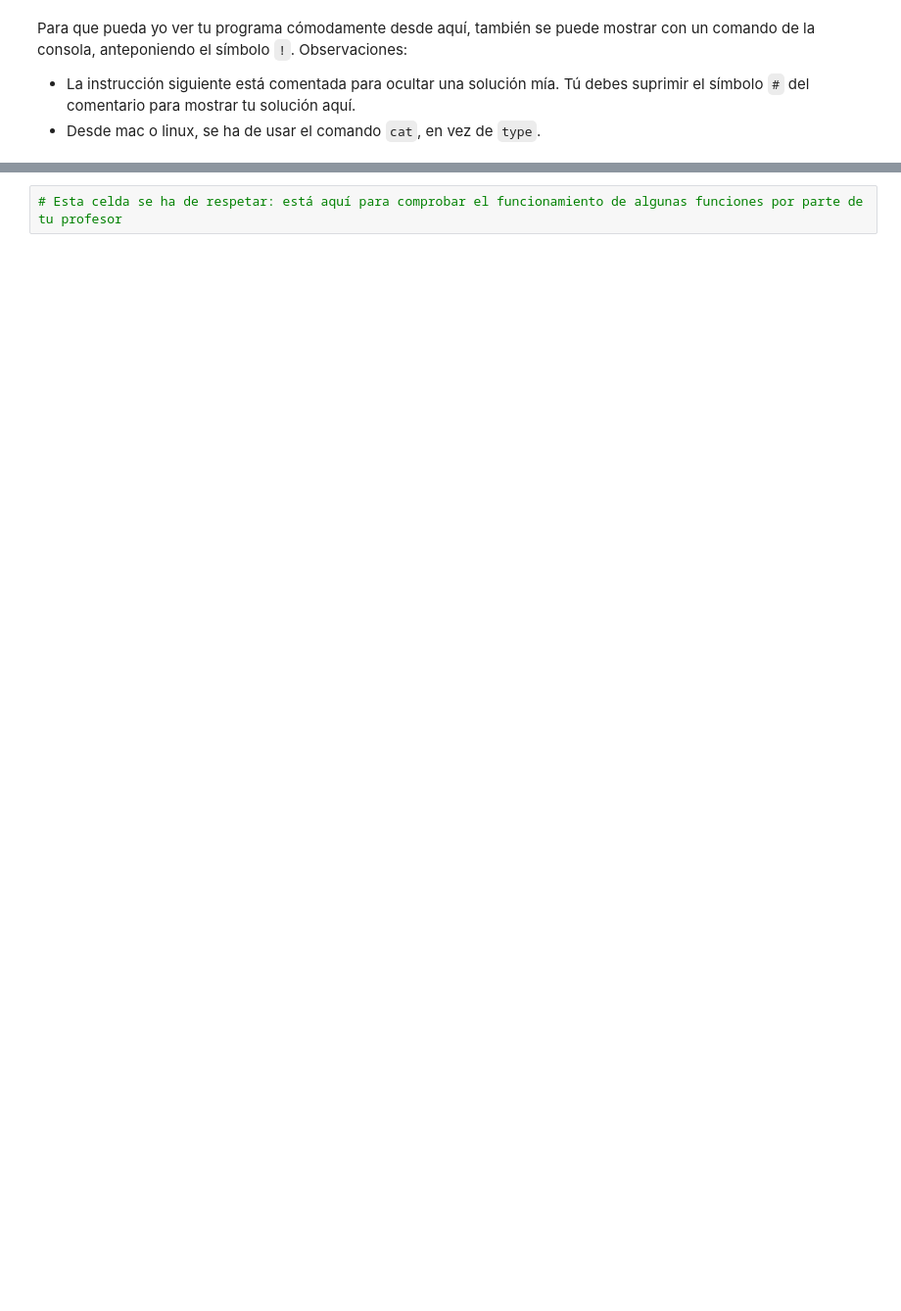
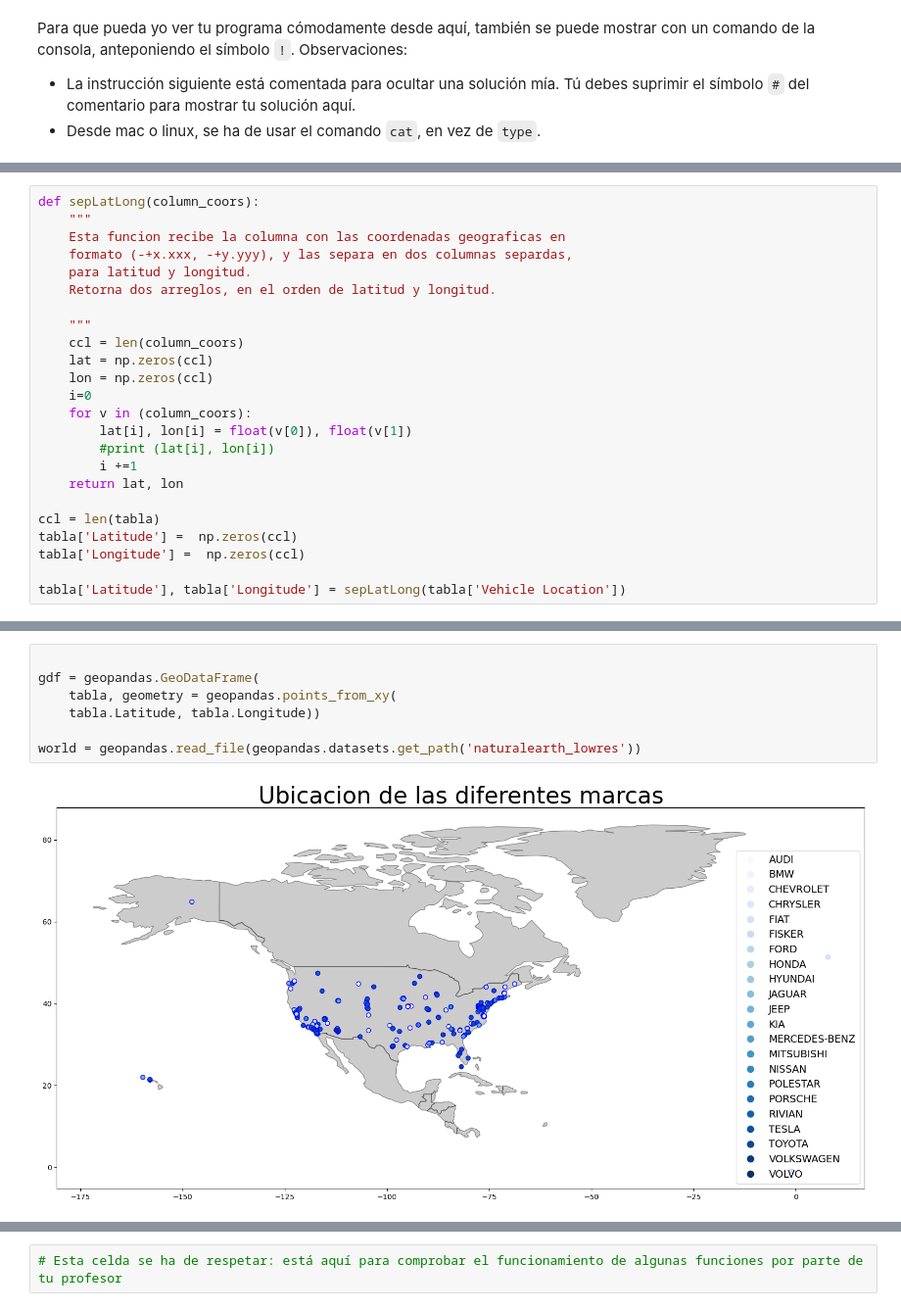
Before and after one commit to SkarlethFlores/ElectricCars_Python, a Jupyter notebook: electric_cars_v2_SkarlethMMF.ipynb, the cells around one changed output, grey strips where cells are left out. Shown at 98% size. Drawn from its saved outputs; the diff is of its cells as text; blank space fills up the shorter version.

```diff
--- a/electric_cars_v2_SkarlethMMF.ipynb
+++ b/electric_cars_v2_SkarlethMMF.ipynb
@@ -1060,0 +920,24 @@ SSLError: HTTPSConnectionPool(host='www.kbb.com', port=443): Max retries exceede
+# %%
+def sepLatLong(column_coors):
+    """
+    Esta funcion recibe la columna con las coordenadas geograficas en
+    formato (-+x.xxx, -+y.yyy), y las separa en dos columnas separdas,
+    para latitud y longitud.
+    Retorna dos arreglos, en el orden de latitud y longitud.
+
+    """
+    ccl = len(column_coors)
+    lat = np.zeros(ccl)
+    lon = np.zeros(ccl)
+    i=0
+    for v in (column_coors):
+        lat[i], lon[i] = float(v[0]), float(v[1])
+        #print (lat[i], lon[i])
+        i +=1
+    return lat, lon
+
+ccl = len(tabla)
+tabla['Latitude'] =  np.zeros(ccl)
+tabla['Longitude'] =  np.zeros(ccl)
+
+tabla['Latitude'], tabla['Longitude'] = sepLatLong(tabla['Vehicle Location'])
@@ -1060,0 +960,9 @@ SSLError: HTTPSConnectionPool(host='www.kbb.com', port=443): Max retries exceede
+# %%
+
+gdf = geopandas.GeoDataFrame(
+    tabla, geometry = geopandas.points_from_xy(
+    tabla.Latitude, tabla.Longitude))
+
+world = geopandas.read_file(geopandas.datasets.get_path('naturalearth_lowres'))
+# %% [output]
+[figure, added]
```
Also changed, not shown: parts of 42 cells of this notebook, 3 other files.
